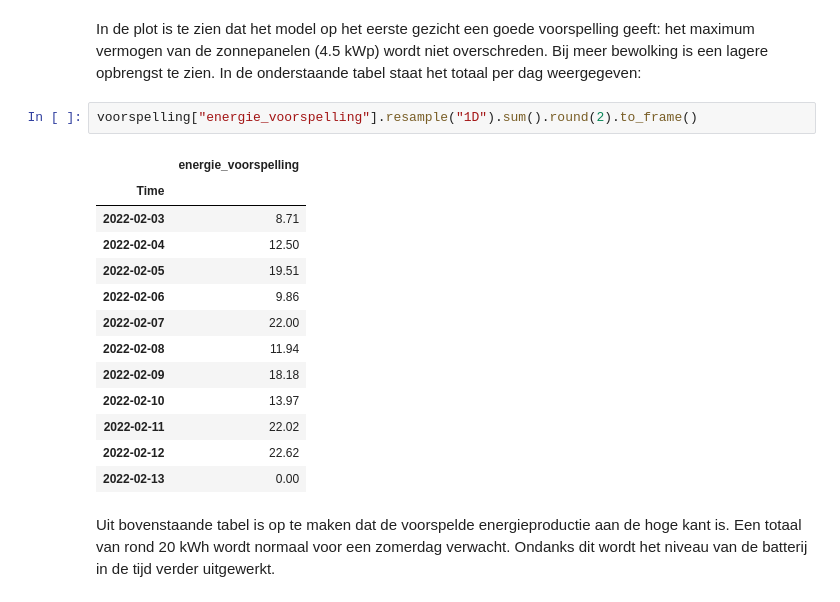
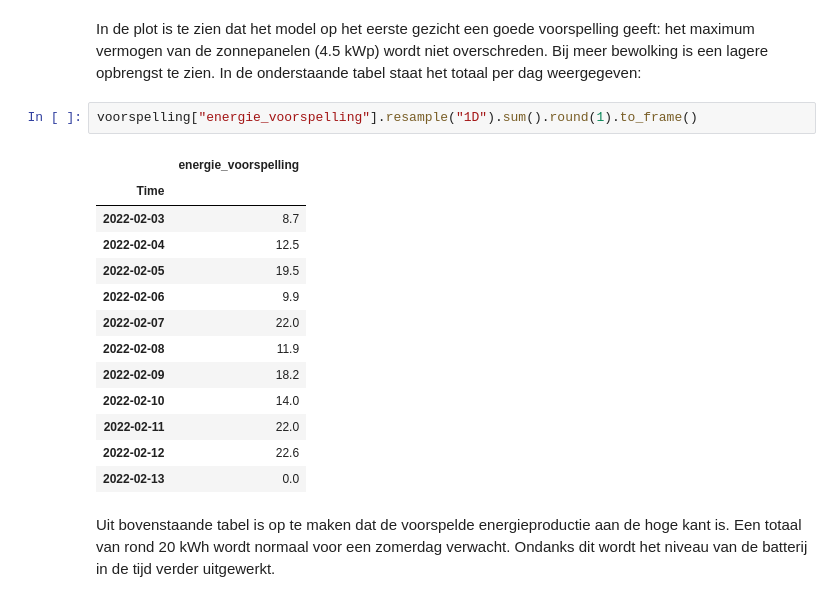
Before and after one commit to bosgnoom/data-engineer-eindopdracht, a Jupyter notebook: data_analyse.ipynb, the cells around one changed output. Drawn from its saved outputs; the diff is of its cells as text.

```diff
--- a/data_analyse.ipynb
+++ b/data_analyse.ipynb
@@ -244,21 +246,21 @@ voorspelling[["bewolking", "energie_voorspelling"]].plot(ax=ax);
 # %% [markdown]
 In de plot is te zien dat het model op het eerste gezicht een goede voorspelling geeft: het maximum vermogen van de zonnepanelen (4.5 kWp) wordt niet overschreden. Bij meer bewolking is een lagere opbrengst te zien. In de onderstaande tabel staat het totaal per dag weergegeven:
 # %%
-voorspelling["energie_voorspelling"].resample("1D").sum().round(2).to_frame()
+voorspelling["energie_voorspelling"].resample("1D").sum().round(1).to_frame()
 # %% [output]
 |  | energie_voorspelling |
 | Time |  |
-| 2022-02-03 | 8.71 |
-| 2022-02-04 | 12.50 |
-| 2022-02-05 | 19.51 |
-| 2022-02-06 | 9.86 |
-| 2022-02-07 | 22.00 |
-| 2022-02-08 | 11.94 |
-| 2022-02-09 | 18.18 |
-| 2022-02-10 | 13.97 |
-| 2022-02-11 | 22.02 |
-| 2022-02-12 | 22.62 |
-| 2022-02-13 | 0.00 |
+| 2022-02-03 | 8.7 |
+| 2022-02-04 | 12.5 |
+| 2022-02-05 | 19.5 |
+| 2022-02-06 | 9.9 |
+| 2022-02-07 | 22.0 |
+| 2022-02-08 | 11.9 |
+| 2022-02-09 | 18.2 |
+| 2022-02-10 | 14.0 |
+| 2022-02-11 | 22.0 |
+| 2022-02-12 | 22.6 |
+| 2022-02-13 | 0.0 |
 # %% [markdown]
 Uit bovenstaande tabel is op te maken dat de voorspelde energieproductie aan de hoge kant is. Een totaal van rond 20 kWh wordt normaal voor een zomerdag verwacht. Ondanks dit wordt het niveau van de batterij in de tijd verder uitgewerkt.
 # %%
```
Also changed, not shown: parts of 9 cells of this notebook, 2 other files.
